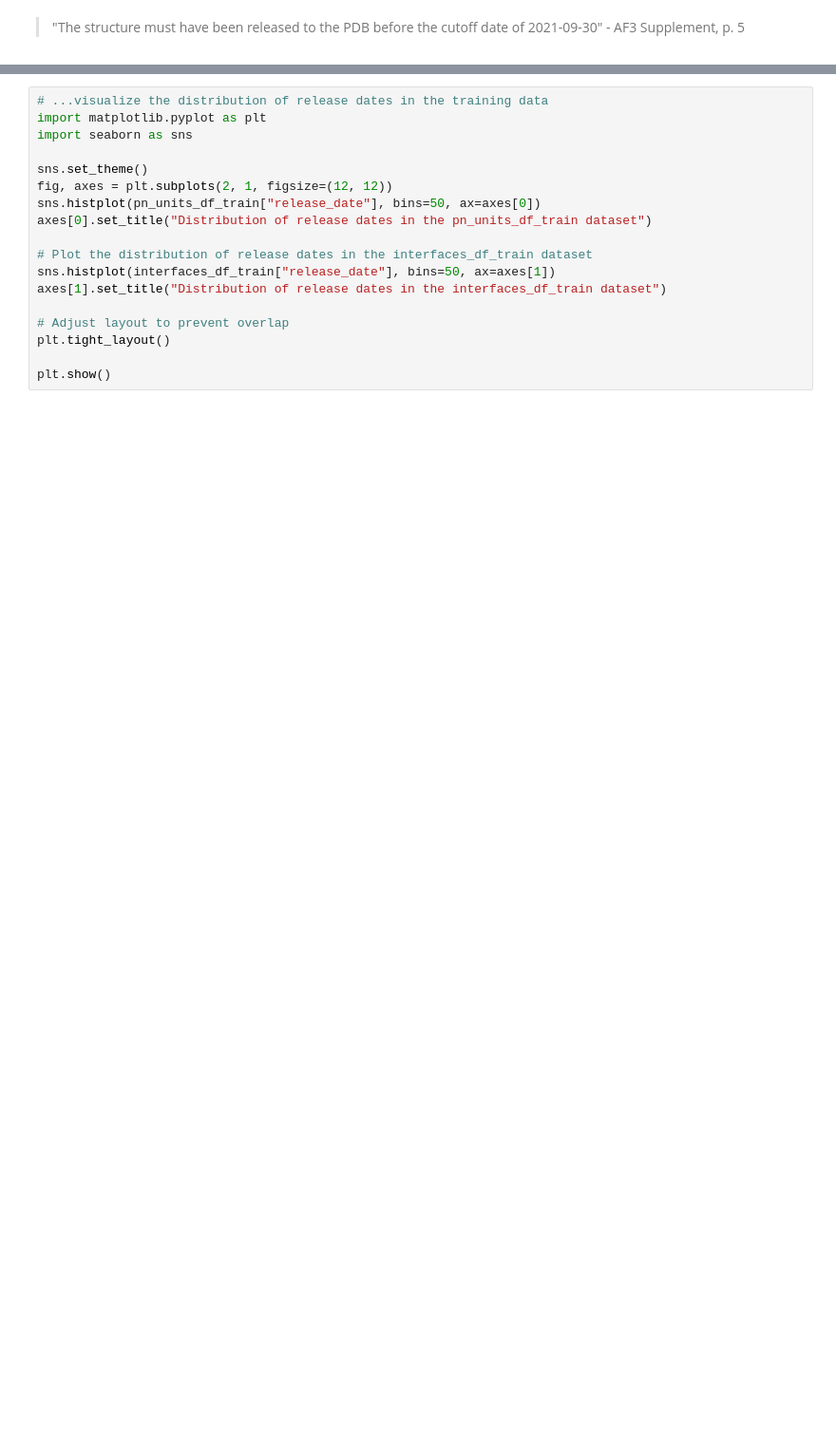
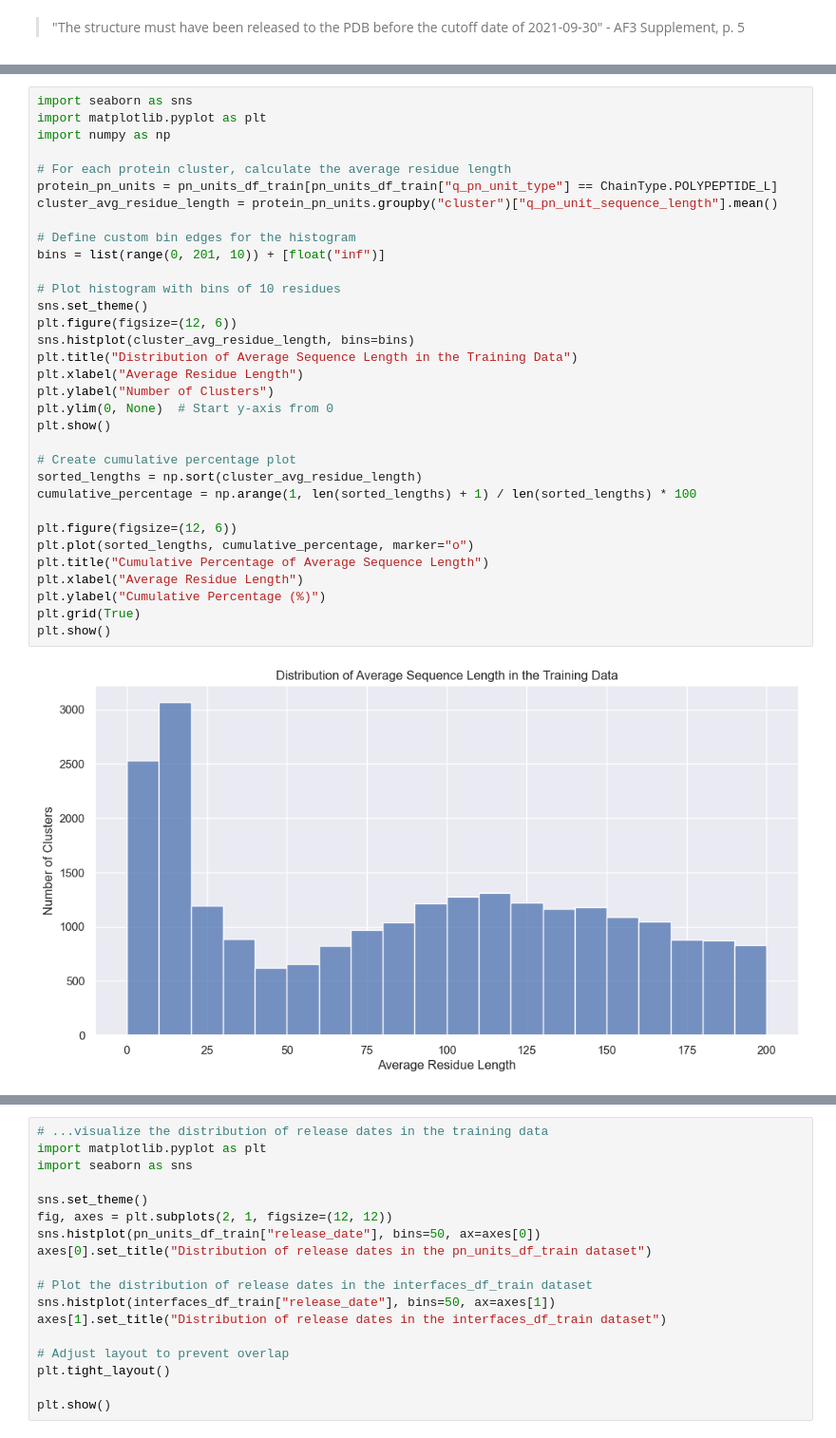
Before and after one commit to richardshuai/atomworks-caliby, a Jupyter notebook: datahub/scripts/preprocessing/splits/generate_af3_train_valid_splits.ipynb, the cells around one changed output, grey strips where cells are left out. Shown: that part at 95% size. Saved outputs shown, nothing was run; the diff lists cells and outputs as text; blank space fills up the shorter version.

```diff
--- a/datahub/scripts/preprocessing/splits/generate_af3_train_valid_splits.ipynb
+++ b/datahub/scripts/preprocessing/splits/generate_af3_train_valid_splits.ipynb
@@ -70,0 +101,35 @@ Candidate validation data after removing proteins without cluster information: 8
+# %%
+import seaborn as sns
+import matplotlib.pyplot as plt
+import numpy as np
+
+# For each protein cluster, calculate the average residue length
+protein_pn_units = pn_units_df_train[pn_units_df_train["q_pn_unit_type"] == ChainType.POLYPEPTIDE_L]
+cluster_avg_residue_length = protein_pn_units.groupby("cluster")["q_pn_unit_sequence_length"].mean()
+
+# Define custom bin edges for the histogram
+bins = list(range(0, 201, 10)) + [float("inf")]
+
+# Plot histogram with bins of 10 residues
+sns.set_theme()
+plt.figure(figsize=(12, 6))
+sns.histplot(cluster_avg_residue_length, bins=bins)
+plt.title("Distribution of Average Sequence Length in the Training Data")
+plt.xlabel("Average Residue Length")
+plt.ylabel("Number of Clusters")
+plt.ylim(0, None)  # Start y-axis from 0
+plt.show()
+
+# Create cumulative percentage plot
+sorted_lengths = np.sort(cluster_avg_residue_length)
+cumulative_percentage = np.arange(1, len(sorted_lengths) + 1) / len(sorted_lengths) * 100
+
+plt.figure(figsize=(12, 6))
+plt.plot(sorted_lengths, cumulative_percentage, marker="o")
+plt.title("Cumulative Percentage of Average Sequence Length")
+plt.xlabel("Average Residue Length")
+plt.ylabel("Cumulative Percentage (%)")
+plt.grid(True)
+plt.show()
+# %% [output]
+[figure, added]
```
Also changed, not shown: parts of 41 cells of this notebook, 1 other file.
